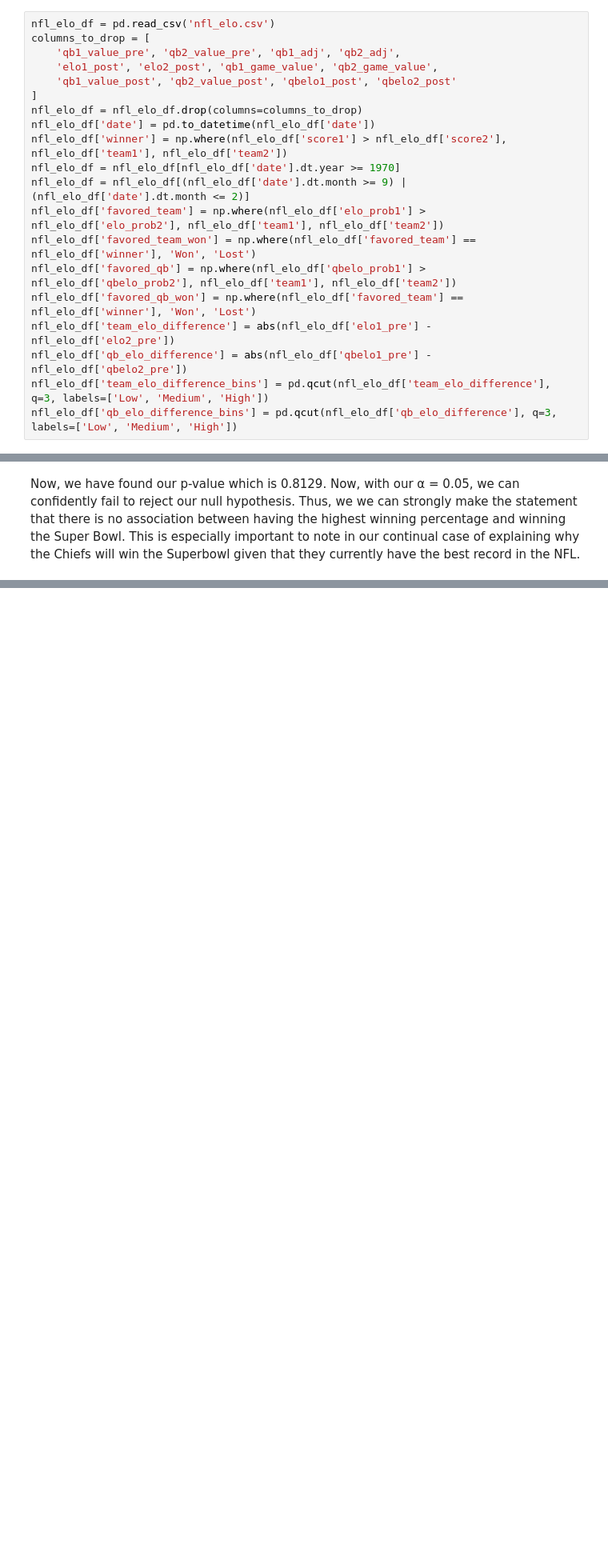
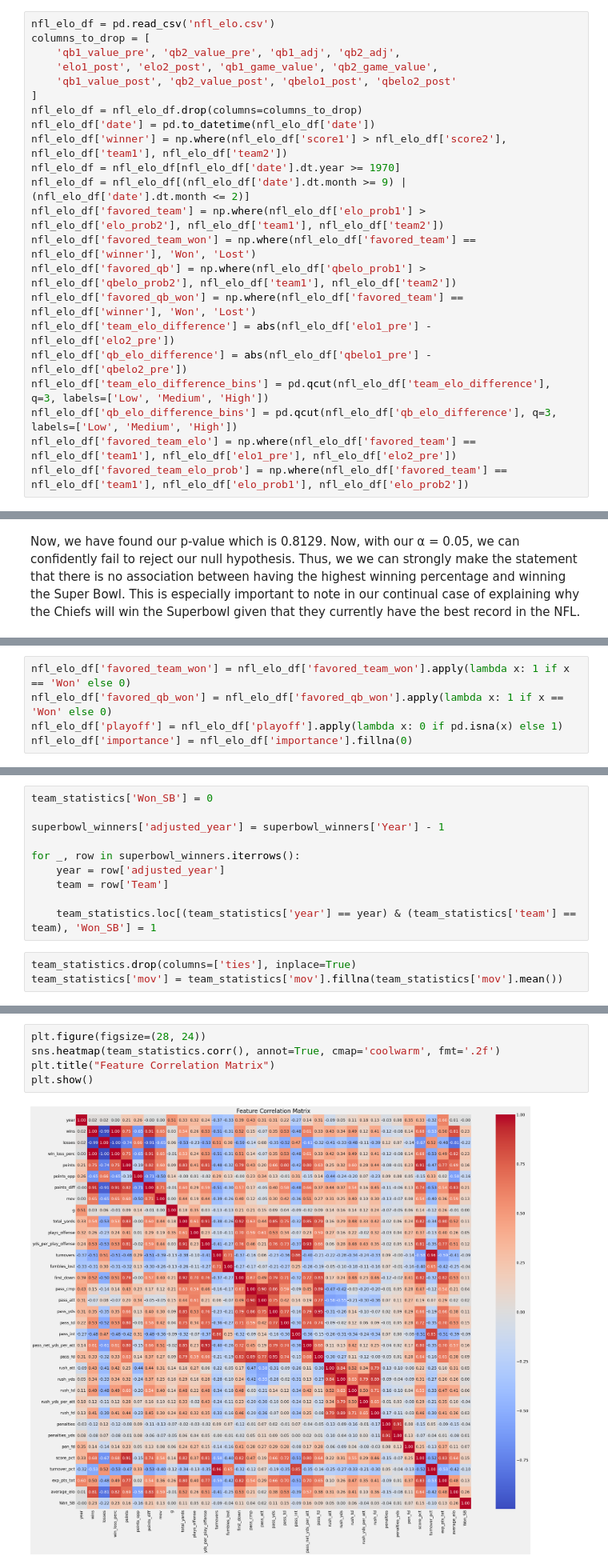
Before and after one commit to AndyGran/CMSC-320-Final-Project, a Jupyter notebook: Data-Analysis.ipynb, the cells around one changed output, grey strips where cells are left out. Shown at 80% size. Drawn from its saved outputs; the diff is of its cells as text; blank space fills up the shorter version.

```diff
--- a/Data-Analysis.ipynb
+++ b/Data-Analysis.ipynb
@@ -27,6 +36,8 @@ nfl_elo_df['team_elo_difference'] = abs(nfl_elo_df['elo1_pre'] - nfl_elo_df['elo
 nfl_elo_df['qb_elo_difference'] = abs(nfl_elo_df['qbelo1_pre'] - nfl_elo_df['qbelo2_pre'])
 nfl_elo_df['team_elo_difference_bins'] = pd.qcut(nfl_elo_df['team_elo_difference'], q=3, labels=['Low', 'Medium', 'High'])
 nfl_elo_df['qb_elo_difference_bins'] = pd.qcut(nfl_elo_df['qb_elo_difference'], q=3, labels=['Low', 'Medium', 'High'])
+nfl_elo_df['favored_team_elo'] = np.where(nfl_elo_df['favored_team'] == nfl_elo_df['team1'], nfl_elo_df['elo1_pre'], nfl_elo_df['elo2_pre'])
+nfl_elo_df['favored_team_elo_prob'] = np.where(nfl_elo_df['favored_team'] == nfl_elo_df['team1'], nfl_elo_df['elo_prob1'], nfl_elo_df['elo_prob2'])
 # %%
 print(f"Shape of DataFrame {nfl_elo_df.shape}")
 print(f"Columns of DataFrame {nfl_elo_df.columns}")
@@ -205,0 +252,5 @@ Now, we have found our p-value which is 0.8129. Now, with our α = 0.05, we can
+# %%
+nfl_elo_df['favored_team_won'] = nfl_elo_df['favored_team_won'].apply(lambda x: 1 if x == 'Won' else 0)
+nfl_elo_df['favored_qb_won'] = nfl_elo_df['favored_qb_won'].apply(lambda x: 1 if x == 'Won' else 0)
+nfl_elo_df['playoff'] = nfl_elo_df['playoff'].apply(lambda x: 0 if pd.isna(x) else 1)
+nfl_elo_df['importance'] = nfl_elo_df['importance'].fillna(0)
@@ -205,0 +290,13 @@ Now, we have found our p-value which is 0.8129. Now, with our α = 0.05, we can
+# %%
+team_statistics['Won_SB'] = 0
+
+superbowl_winners['adjusted_year'] = superbowl_winners['Year'] - 1
+
+for _, row in superbowl_winners.iterrows():
+    year = row['adjusted_year']
+    team = row['Team']
+
+    team_statistics.loc[(team_statistics['year'] == year) & (team_statistics['team'] == team), 'Won_SB'] = 1
+# %%
+team_statistics.drop(columns=['ties'], inplace=True)
+team_statistics['mov'] = team_statistics['mov'].fillna(team_statistics['mov'].mean())
@@ -205,0 +341,7 @@ Now, we have found our p-value which is 0.8129. Now, with our α = 0.05, we can
+# %%
+plt.figure(figsize=(28, 24))
+sns.heatmap(team_statistics.corr(), annot=True, cmap='coolwarm', fmt='.2f')
+plt.title("Feature Correlation Matrix")
+plt.show()
+# %% [output]
+[figure, added]
```
Also changed, not shown: parts of 19 cells of this notebook, 2 other files.
